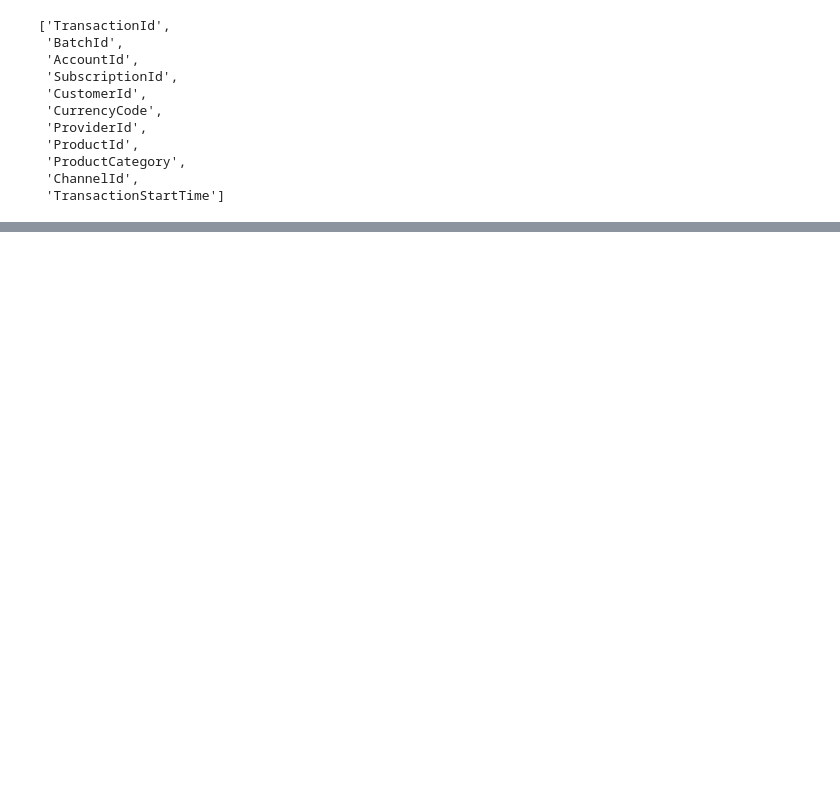
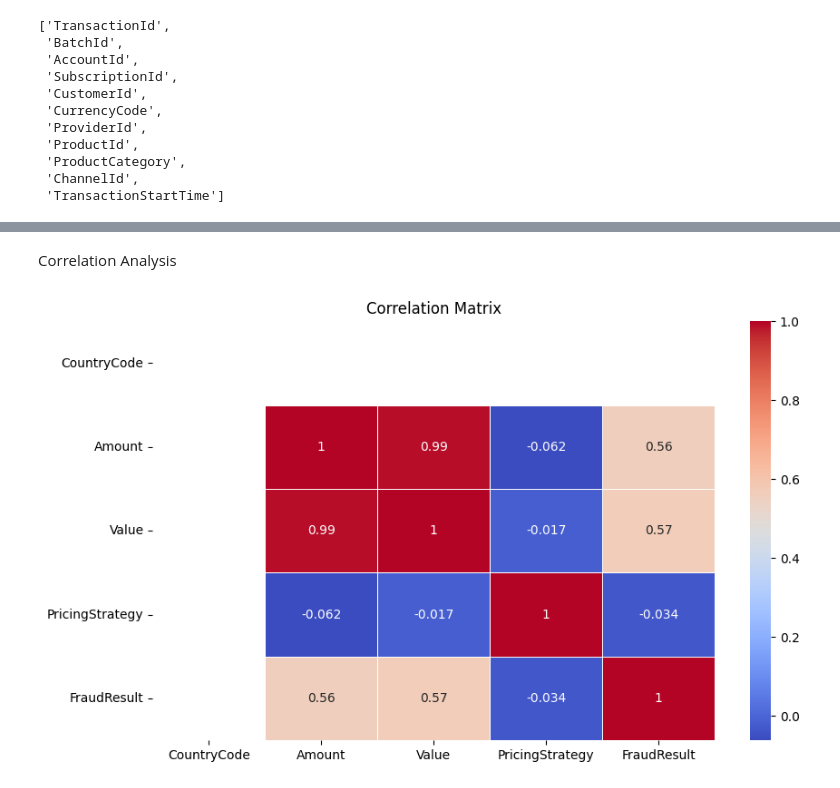
Before and after one commit to bef898/Credit-Scoring-Model-, a Jupyter notebook: notebooks/eda.ipynb, the cells around one changed output, grey strips where cells are left out. Saved outputs shown, nothing was run; the diff lists cells and outputs as text; code cells hidden in the pictures; blank space fills up the shorter version.

```diff
--- a/notebooks/eda.ipynb
+++ b/notebooks/eda.ipynb
@@ -89,0 +160,13 @@ categorical_columns
+# %% [markdown]
+Correlation Analysis
+# %%
+# Compute the correlation matrix
+correlation_matrix = data[numerical_columns].corr()
+
+# Plot the correlation heatmap
+plt.figure(figsize=(10, 6))
+sns.heatmap(correlation_matrix, annot=True, cmap='coolwarm', linewidths=0.5)
+plt.title('Correlation Matrix')
+plt.show()
+# %% [output]
+[figure, added]
```
Also changed, not shown: parts of 12 cells of this notebook, 1 other file.
